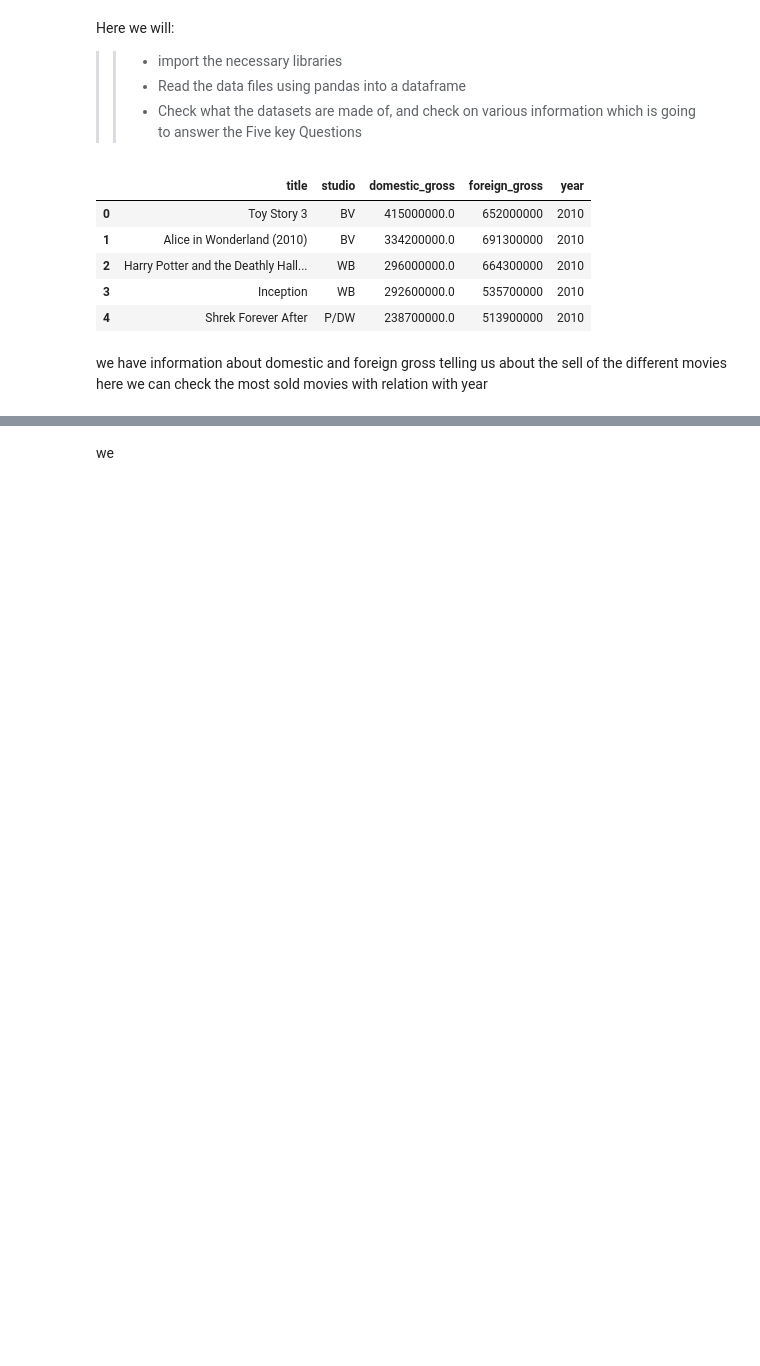
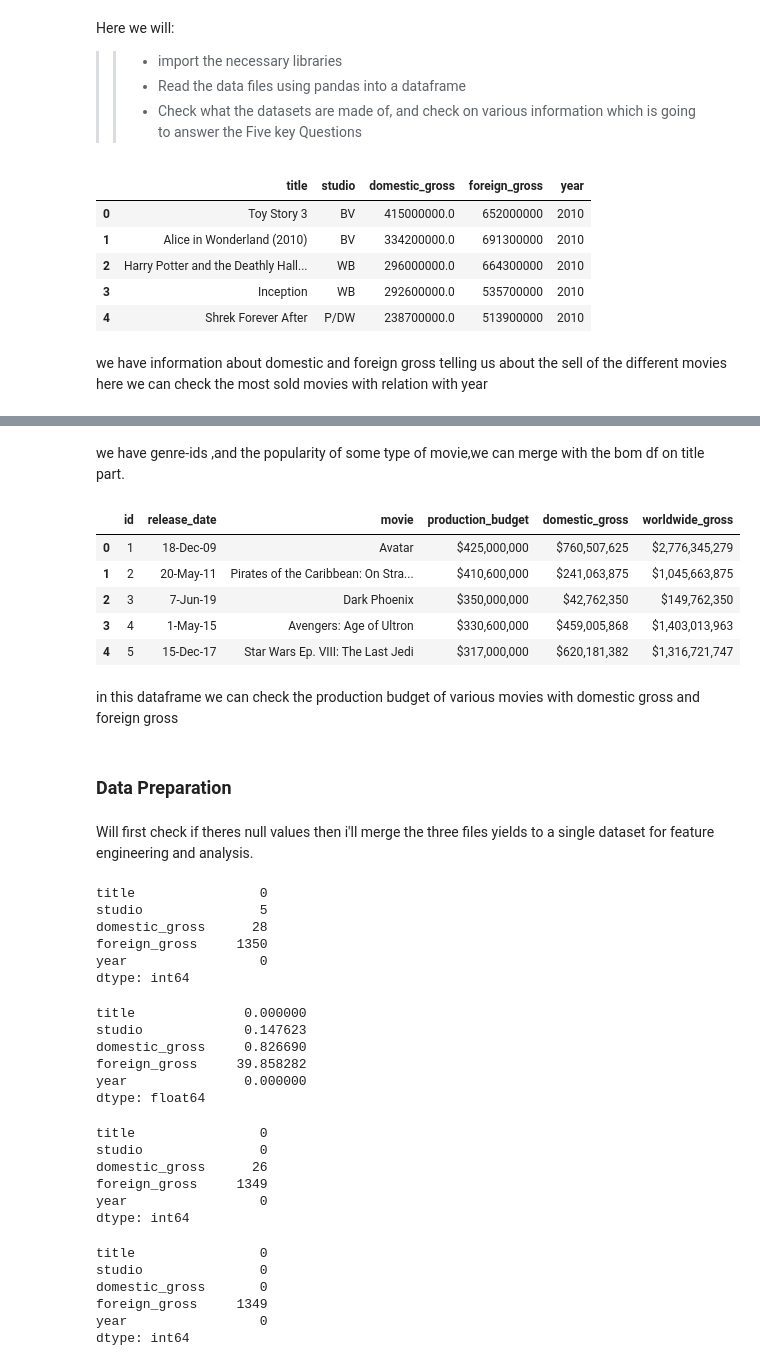
Before and after one commit to victormuuo07/Project_trial2, a Jupyter notebook: index.ipynb, the cells around one changed output, grey strips where cells are left out. Cells and saved outputs as stored; diff of their text form; code cells hidden in the pictures; blank space fills up the shorter version.

```diff
--- a/index.ipynb
+++ b/index.ipynb
@@ -46,5 +46,60 @@ tmdb.head(5)
 | 2 | [12, 28, 878] | 10138 | en | Iron Man 2 | 28.515 | 5/7/2010 | Iron Man 2 | ... |
 | 3 | [16, 35, 10751] | 862 | en | Toy Story | 28.005 | 11/22/1995 | Toy Story | ... |
 | 4 | [28, 878, 12] | 27205 | en | Inception | 27.920 | 7/16/2010 | Inception | ... |
-# %% [markdown]
-we
+# %% [markdown]
+we have genre-ids ,and the popularity of some type of movie,we  can merge with the bom df on title part.
+# %%
+tn.head(5)
+# %% [output]
+|  | id | release_date | movie | production_budget | domestic_gross | worldwide_gross |
+| 0 | 1 | 18-Dec-09 | Avatar | $425,000,000 | $760,507,625 | $2,776,345,279 |
+| 1 | 2 | 20-May-11 | Pirates of the Caribbean: On Stra... | $410,600,000 | $241,063,875 | $1,045,663,875 |
+| 2 | 3 | 7-Jun-19 | Dark Phoenix | $350,000,000 | $42,762,350 | $149,762,350 |
+| 3 | 4 | 1-May-15 | Avengers: Age of Ultron | $330,600,000 | $459,005,868 | $1,403,013,963 |
+| 4 | 5 | 15-Dec-17 | Star Wars Ep. VIII: The Last Jedi | $317,000,000 | $620,181,382 | $1,316,721,747 |
+# %% [markdown]
+in this dataframe we can check the production budget of various movies with domestic gross and foreign gross
+# %% [markdown]
+### Data Preparation
+# %% [markdown]
+Will first check if theres null values then i'll merge the three files yields to a single dataset for feature engineering and analysis.
+# %%
+bom.isnull().sum()
+# %% [output]
+title                0
+studio               5
+domestic_gross      28
+foreign_gross     1350
+year                 0
+dtype: int64
+# %%
+null_percentages = bom.isnull().mean() * 100  # Multiply by 100 for percentage
+null_percentages
+# %% [output]
+title              0.000000
+studio             0.147623
+domestic_gross     0.826690
+foreign_gross     39.858282
+year               0.000000
+dtype: float64
+# %%
+bom.dropna(subset=['studio'], inplace=True) # Drops rows with missing values in 'studio'
+bom.isnull().sum()
+# %% [output]
+title                0
+studio               0
+domestic_gross      26
+foreign_gross     1349
+year                 0
+dtype: int64
+# %%
+most_frequent_gross = bom['domestic_gross'].mode()[0] # Find the mode value
+bom['domestic_gross'].fillna(most_frequent_gross, inplace=True)  # Replace missing values with the mode
+bom.isnull().sum()
+# %% [output]
+title                0
+studio               0
+domestic_gross       0
+foreign_gross     1349
+year                 0
+dtype: int64
```
Also changed, not shown: parts of 16 cells of this notebook.
